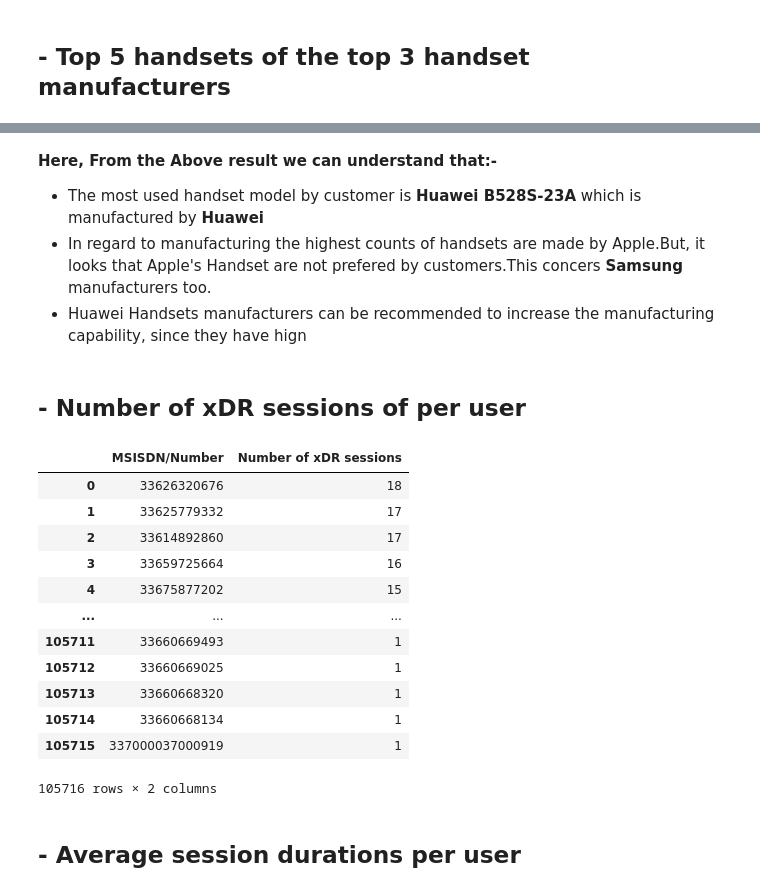
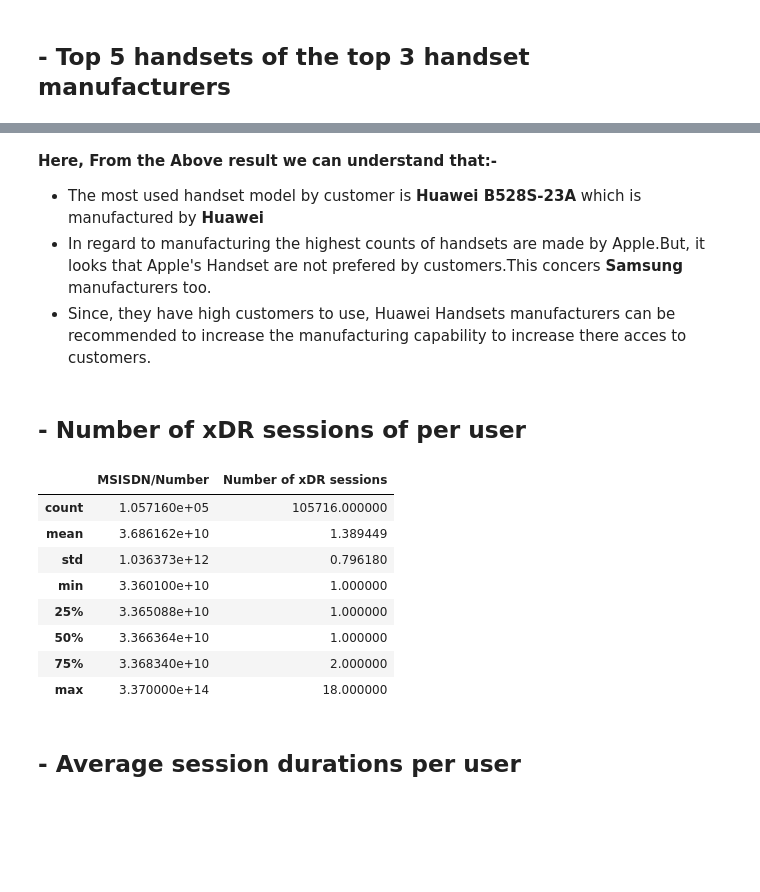
Before and after one commit to gezish/TellCo-UserDataAnalytics, a Jupyter notebook: notebooks/user_overview_analysis.ipynb, the cells around one changed output, grey strips where cells are left out. Drawn from its saved outputs; the diff is of its cells as text; code cells hidden in the pictures; blank space fills up the shorter version.

```diff
--- a/notebooks/user_overview_analysis.ipynb
+++ b/notebooks/user_overview_analysis.ipynb
@@ -432,28 +475,24 @@ Name: Handset Type, dtype: int64
 **Here, From the Above result we can understand that:-**
 - The most used handset model by customer is **Huawei B528S-23A** which is manufactured by **Huawei**
 - In regard to manufacturing the highest counts of handsets are made by Apple.But, it looks that Apple's Handset are not prefered by customers.This concers **Samsung** manufacturers too.
-- Huawei Handsets manufacturers can be recommended to increase the manufacturing capability, since they have hign
+- Since, they have high customers to use, Huawei Handsets manufacturers can be recommended to increase the manufacturing capability to increase there acces to customers.
 # %% [markdown]
 ## - Number of xDR sessions of per user
 # %%
 sessions_per_user = find_agg(clean_data, 'MSISDN/Number', 'count', 'Bearer Id', False)
 sessions_per_user.rename(
         columns={'Bearer Id': 'Number of xDR sessions'}, inplace=True)
-sessions_per_user
+sessions_per_user.describe()
 # %% [output]
 |  | MSISDN/Number | Number of xDR sessions |
-| 0 | 33626320676 | 18 |
-| 1 | 33625779332 | 17 |
-| 2 | 33614892860 | 17 |
-| 3 | 33659725664 | 16 |
-| 4 | 33675877202 | 15 |
-| ... | ... | ... |
-| 105711 | 33660669493 | 1 |
-| 105712 | 33660669025 | 1 |
-| 105713 | 33660668320 | 1 |
-| 105714 | 33660668134 | 1 |
-| 105715 | 337000037000919 | 1 |
+| count | 1.057160e+05 | 105716.000000 |
+| mean | 3.686162e+10 | 1.389449 |
+| std | 1.036373e+12 | 0.796180 |
+| min | 3.360100e+10 | 1.000000 |
+| 25% | 3.365088e+10 | 1.000000 |
+| 50% | 3.366364e+10 | 1.000000 |
+| 75% | 3.368340e+10 | 2.000000 |
+| max | 3.370000e+14 | 18.000000 |
-105716 rows × 2 columns
 # %% [markdown]
 ## - Average session durations per user
 # %%
```
Also changed, not shown: parts of 9 cells of this notebook.
